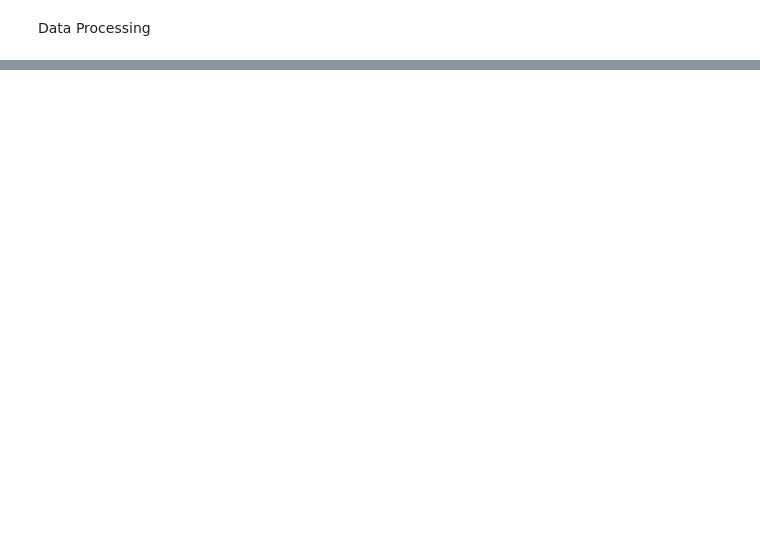
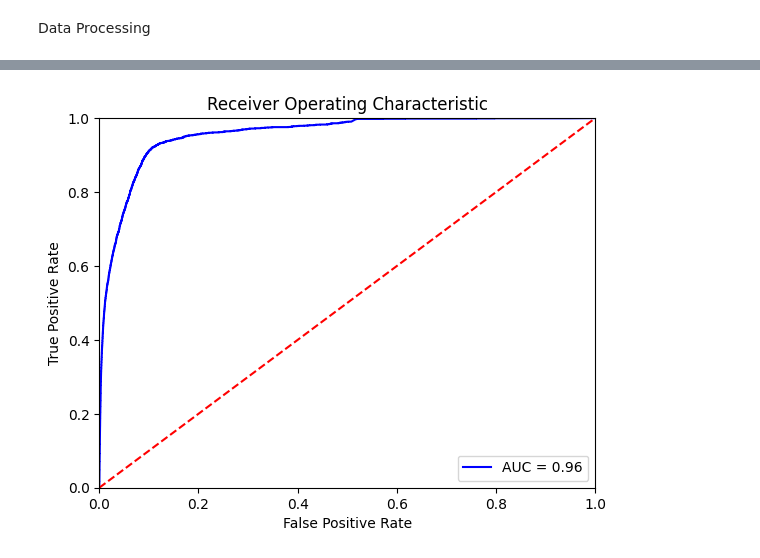
Before and after one commit to DMHwang/PDS, a Jupyter notebook: LSTM_K.ipynb, the cells around one changed output, grey strips where cells are left out. Cells and saved outputs as stored; diff of their text form; code cells hidden in the pictures; blank space fills up the shorter version.

```diff
--- a/LSTM_K.ipynb
+++ b/LSTM_K.ipynb
@@ -223,0 +259,12 @@ sum(y_train)/len(y_train)
+# %%
+## 1D convolution
+model3 = Sequential()
+model3.add(Conv1D(64, 2, activation="relu", input_shape=(X_train.shape[1], X_train.shape[2])))
+model3.add(Dense(100, activation="relu"))
+model3.add(MaxPooling1D())
+model3.add(Flatten())
+model3.add(Dense(100, activation="relu"))
+model3.add(Dense(1, activation='sigmoid'))
+model3.compile(loss='binary_crossentropy', optimizer='adam', metrics=['accuracy'])
+# %%
+history3 = model3.fit(X_train, y_train, epochs=15, batch_size=64, class_weight=class_weight_dict)
@@ -223,0 +289,2 @@ sum(y_train)/len(y_train)
+# %%
+history4 = model3.fit(X_train, y_train, epochs=15, batch_size=64)
@@ -223,0 +314,2 @@ sum(y_train)/len(y_train)
+# %%
+y_pred = model3.predict(X_test)
@@ -223,0 +385,15 @@ sum(y_train)/len(y_train)
+# %%
+fpr, tpr, threshold = metrics.roc_curve(y_test, y_pred)
+roc_auc = metrics.auc(fpr, tpr)
+
+plt.title('Receiver Operating Characteristic')
+plt.plot(fpr, tpr, 'b', label = 'AUC = %0.2f' % roc_auc)
+plt.legend(loc = 'lower right')
+plt.plot([0, 1], [0, 1],'r--')
+plt.xlim([0, 1])
+plt.ylim([0, 1])
+plt.ylabel('True Positive Rate')
+plt.xlabel('False Positive Rate')
+plt.show()
+# %% [output]
+[figure, added]
```
Also changed, not shown: parts of 59 cells of this notebook.
